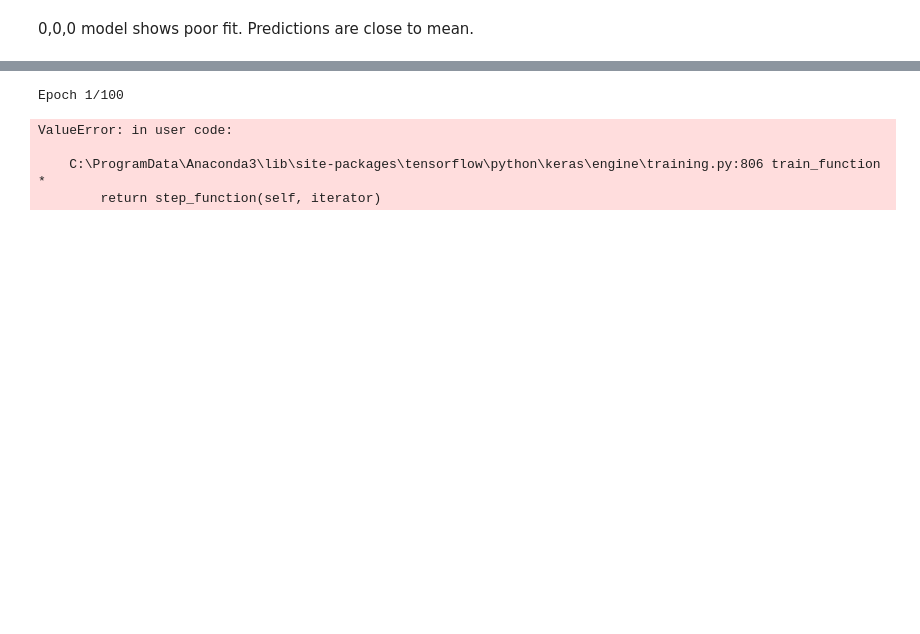
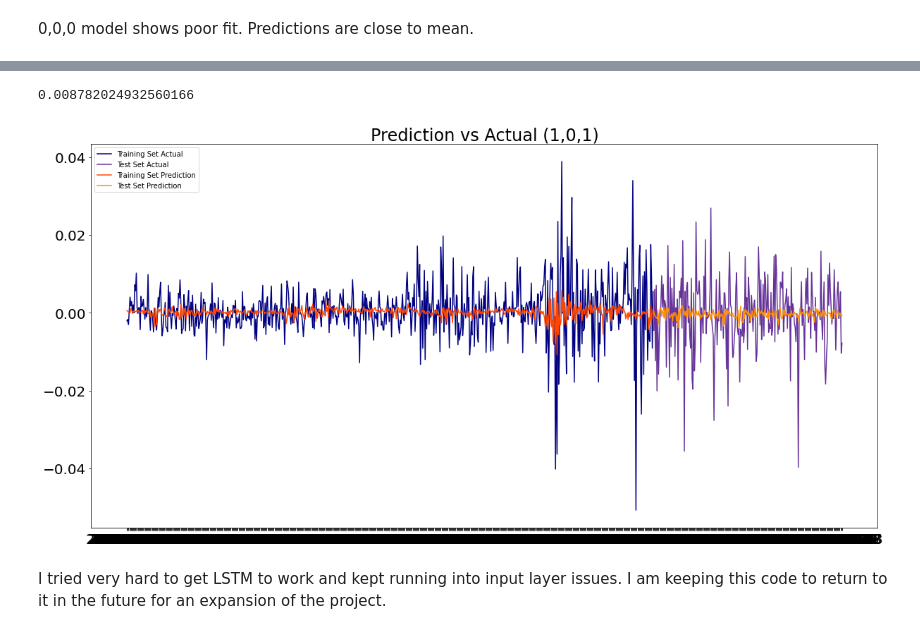
Before and after one commit to demondy/Gold_Price_Prediction, a Jupyter notebook: modeling.ipynb, the cells around one changed output, grey strips where cells are left out. Drawn from its saved outputs; the diff is of its cells as text; code cells hidden in the pictures; blank space fills up the shorter version.

```diff
--- a/modeling.ipynb
+++ b/modeling.ipynb
@@ -245,2 +252,6 @@ plt.yticks(fontsize=20);
 # %% [markdown]
 0,0,0 model shows poor fit. Predictions are close to mean.
+# %%
+sarimax2 = SARIMAX(endog, exog=exog, order=(1,0,1))
+mod2 = sarimax2.fit(disp=True)
+print(mod2.summary())
@@ -246,0 +276,24 @@ plt.yticks(fontsize=20);
+# %%
+train_preds = mod2.predict(start=endog_train.index[0], end=endog_train.index[-1], exog=exog_train)
+test_preds = mod2.predict(start=endog_test.index[0], end=endog_test.index[-1],  exog=exog_test)
+# %%
+RMSE2 = mean_squared_error(endog_test, test_preds, squared=False)
+print(RMSE2)
+# %% [output]
+0.008782024932560166
+# %%
+plt.figure(figsize=(20,10))
+plt.plot(endog_train.iloc[1500:], color='navy', label='Training Set Actual')
+plt.plot(endog_test, color = 'rebeccapurple', label='Test Set Actual')
+plt.plot(train_preds.iloc[1500:], color = 'orangered', label='Training Set Prediction')
+plt.plot(test_preds, color = 'darkorange', label='Test Set Prediction')
+
+plt.title(label = 'Prediction vs Actual (1,0,1)', fontsize=24)
+plt.legend(loc="upper left")
+plt.xticks(fontsize=20)
+plt.yticks(fontsize=20);
+#plt.savefig('./visuals/sarimax2.png')
+# %% [output]
+[figure, added]
+# %% [markdown]
+I tried very hard to get LSTM to work and kept running into input layer issues. I am keeping this code to return to it in the future for an expansion of the project.
@@ -247,29 +302,23 @@ plt.yticks(fontsize=20);
 # %%
-#https://towardsdatascience.com/lstm-time-series-forecasting-predicting-stock-prices-using-an-lstm-model-6223e9644a2f
-model = Sequential()
-#Adding the first LSTM layer and some Dropout regularisation
-model.add(LSTM(units = 50, return_sequences = True, input_shape = (exog_train.shape[1], 1)))
-model.add(Dropout(0.2))
-# Adding a second LSTM layer and some Dropout regularisation
-model.add(LSTM(units = 50, return_sequences = True))
-model.add(Dropout(0.2))
-# Adding a third LSTM layer and some Dropout regularisation
-model.add(LSTM(units = 50, return_sequences = True))
-model.add(Dropout(0.2))
-# Adding a fourth LSTM layer and some Dropout regularisation
-model.add(LSTM(units = 50))
-model.add(Dropout(0.2))
-# Adding the output layer
-model.add(Dense(units = 1))
+# #https://towardsdatascience.com/lstm-time-series-forecasting-predicting-stock-prices-using-an-lstm-model-6223e9644a2f
+# # model = Sequential()
+# #Adding the first LSTM layer and some Dropout regularisation
+# model.add(LSTM(units = 50, return_sequences = True, input_shape = (xt_ltsm.shape[1], 1,)))
+# model.add(Dropout(0.2))
+# # Adding a second LSTM layer and some Dropout regularisation
+# model.add(LSTM(units = 50, return_sequences = True))
+# model.add(Dropout(0.2))
+# # Adding a third LSTM layer and some Dropout regularisation
+# model.add(LSTM(units = 50, return_sequences = True))
+# model.add(Dropout(0.2))
+# # Adding a fourth LSTM layer and some Dropout regularisation
+# model.add(LSTM(units = 50))
+# model.add(Dropout(0.2))
+# # Adding the output layer
+# model.add(Dense(units = 1))
 
-# Compiling the RNN
-model.compile(optimizer = 'adam', loss = 'mean_squared_error')
+# # Compiling the RNN
+# model.compile(optimizer = 'adam', loss = 'mean_squared_error')
 
-# Fitting the RNN to the Training set
-model.fit(exog_train, endog_train, epochs = 100, batch_size = 512)
+# # Fitting the RNN to the Training set
+# model.fit(xt_ltsm, endog_train, epochs = 100, batch_size = 256)
-# %% [output]
-Epoch 1/100
-ValueError: in user code:
-
-    C:\ProgramData\Anaconda3\lib\site-packages\tensorflow\python\keras\engine\training.py:806 train_function  *
-        return step_function(self, iterator)
```
Also changed, not shown: parts of 8 cells of this notebook, 2 other files.
